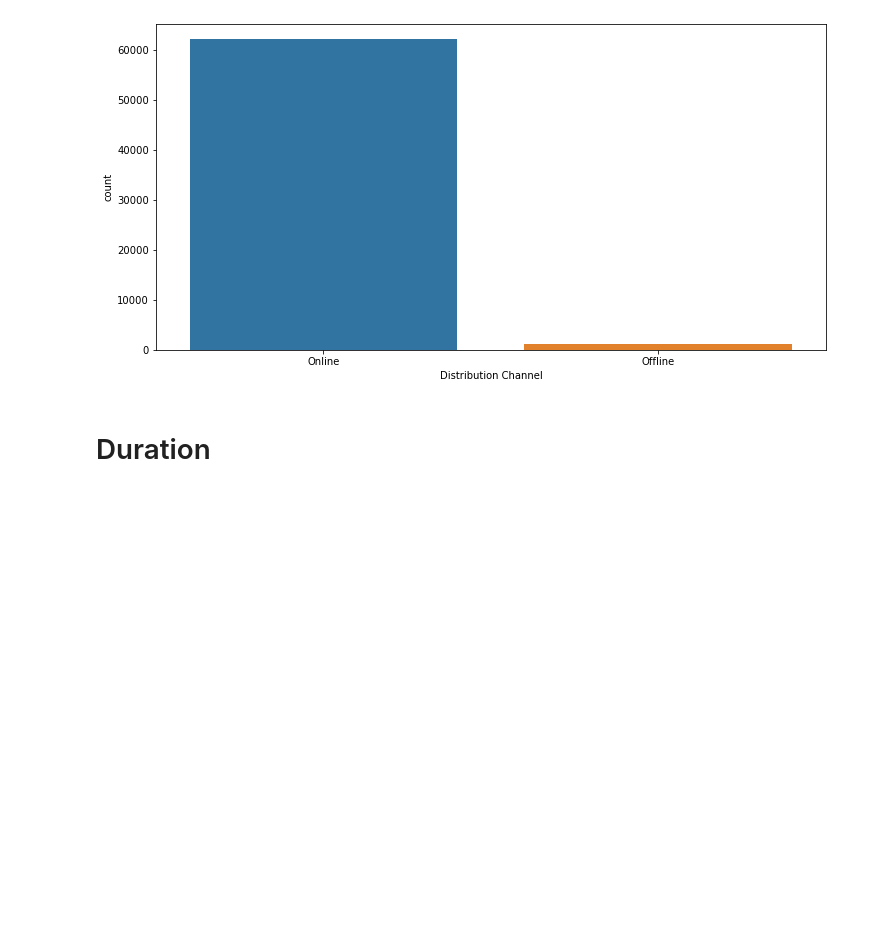
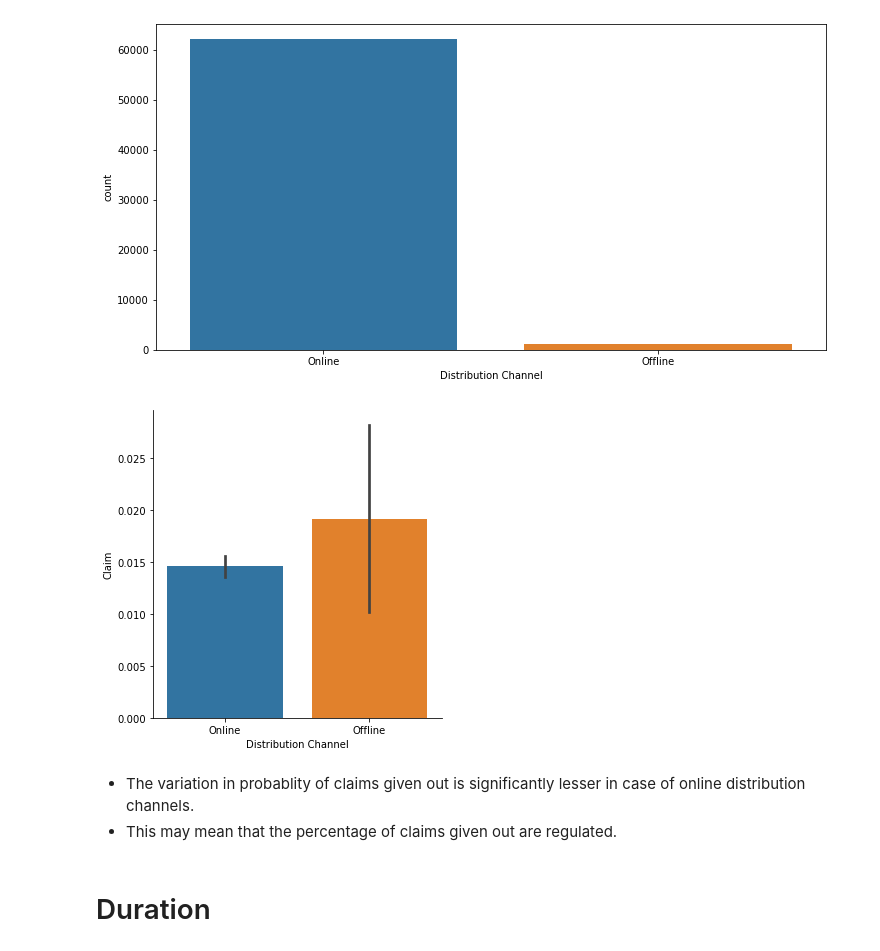
Before and after one commit to aditya-jagdev/Predicting-Travel-Insurance-Claims, a Jupyter notebook: 1. Data Cleaning and Feature Engineering.ipynb, the cells around one changed output. Cells and saved outputs as stored; diff of their text form; code cells hidden in the pictures; blank space fills up the shorter version.

```diff
--- a/1. Data Cleaning and Feature Engineering.ipynb
+++ b/1. Data Cleaning and Feature Engineering.ipynb
@@ -382,6 +193,13 @@ sns.countplot(x='Distribution Channel', data=data,
 <Figure size 864x432 with 0 Axes>
 <matplotlib.axes._subplots.AxesSubplot at 0x...>
 [figure]
+# %%
+figure = sns.factorplot(x='Distribution Channel', y='Claim', data=data, kind='bar')
+# %% [output]
+[figure, added]
+# %% [markdown]
+* The variation in probablity of claims given out is significantly lesser in case of online distribution channels.
+* This may mean that the percentage of claims given out are regulated.
 # %%
 data = pd.get_dummies(data, columns=['Distribution Channel'])
 # %% [markdown]
```
Also changed, not shown: parts of 28 cells of this notebook, 5 other files.
